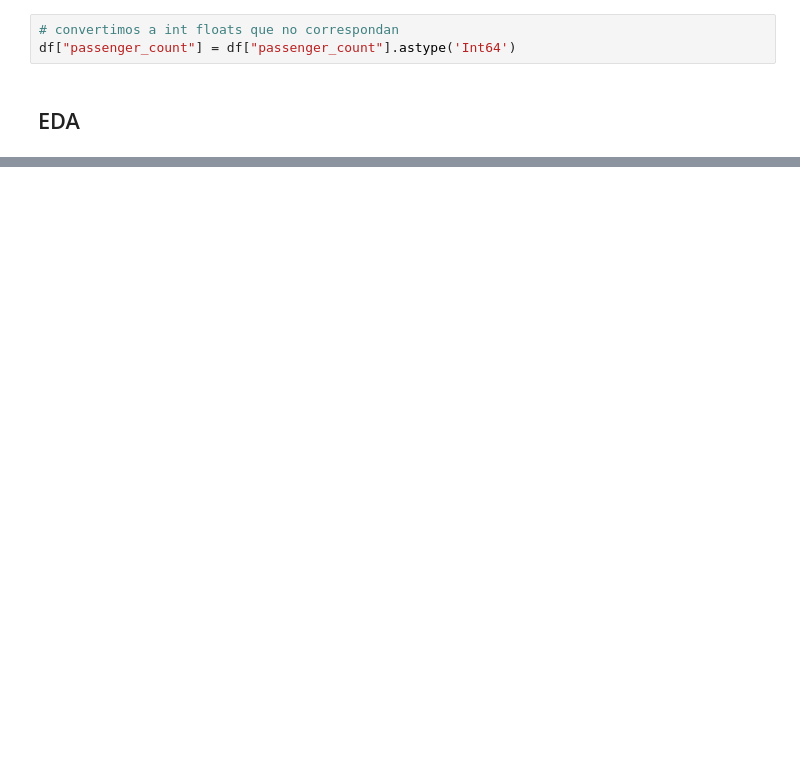
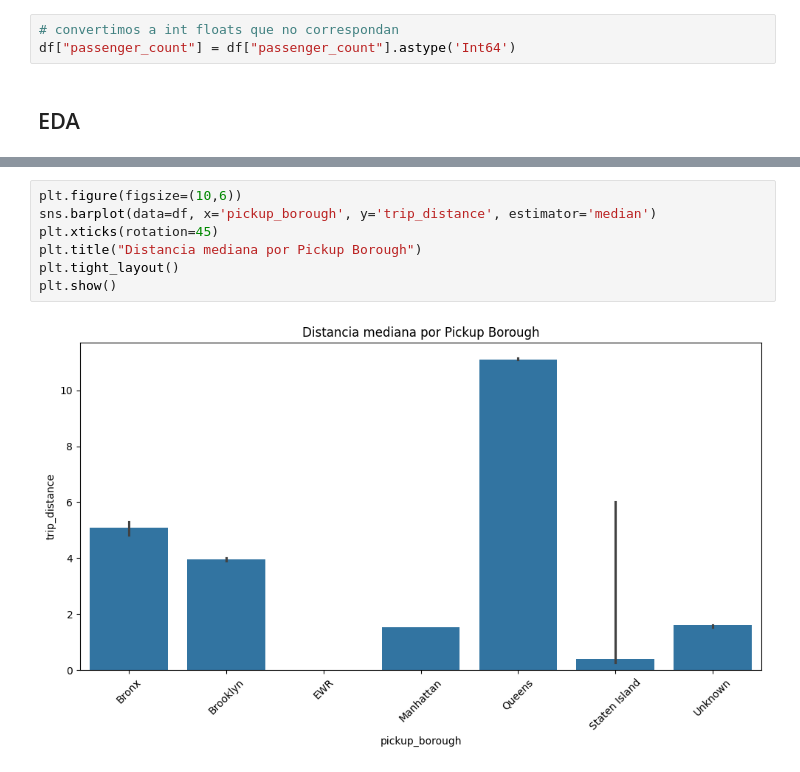
Before and after one commit to gasparrivollier/CEIA_AndD_TP_Grupo2, a Jupyter notebook: notebooks/AndD_tp.ipynb, the cells around one changed output, grey strips where cells are left out. Drawn from its saved outputs; the diff is of its cells as text; blank space fills up the shorter version.

```diff
--- a/notebooks/AndD_tp.ipynb
+++ b/notebooks/AndD_tp.ipynb
@@ -253,0 +530,9 @@ plt.suptitle("Scatter plots entre variables numéricas", y=1.02)
+# %%
+plt.figure(figsize=(10,6))
+sns.barplot(data=df, x='pickup_borough', y='trip_distance', estimator='median')
+plt.xticks(rotation=45)
+plt.title("Distancia mediana por Pickup Borough")
+plt.tight_layout()
+plt.show()
+# %% [output]
+[figure, added]
```
Also changed, not shown: parts of 32 cells of this notebook.
